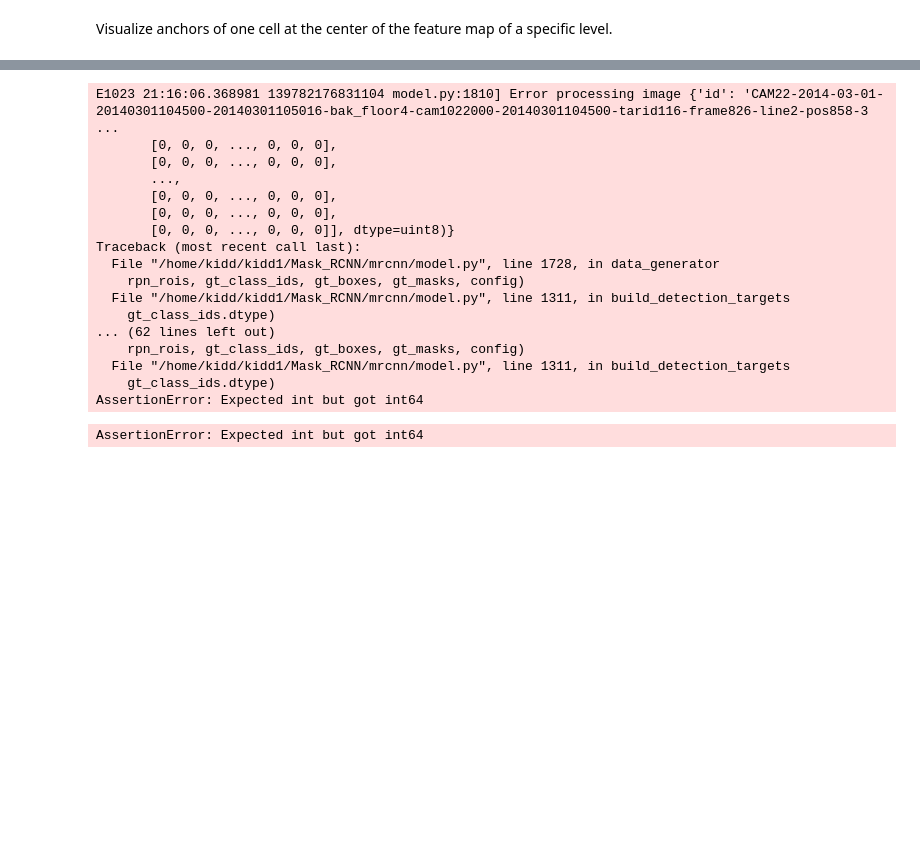
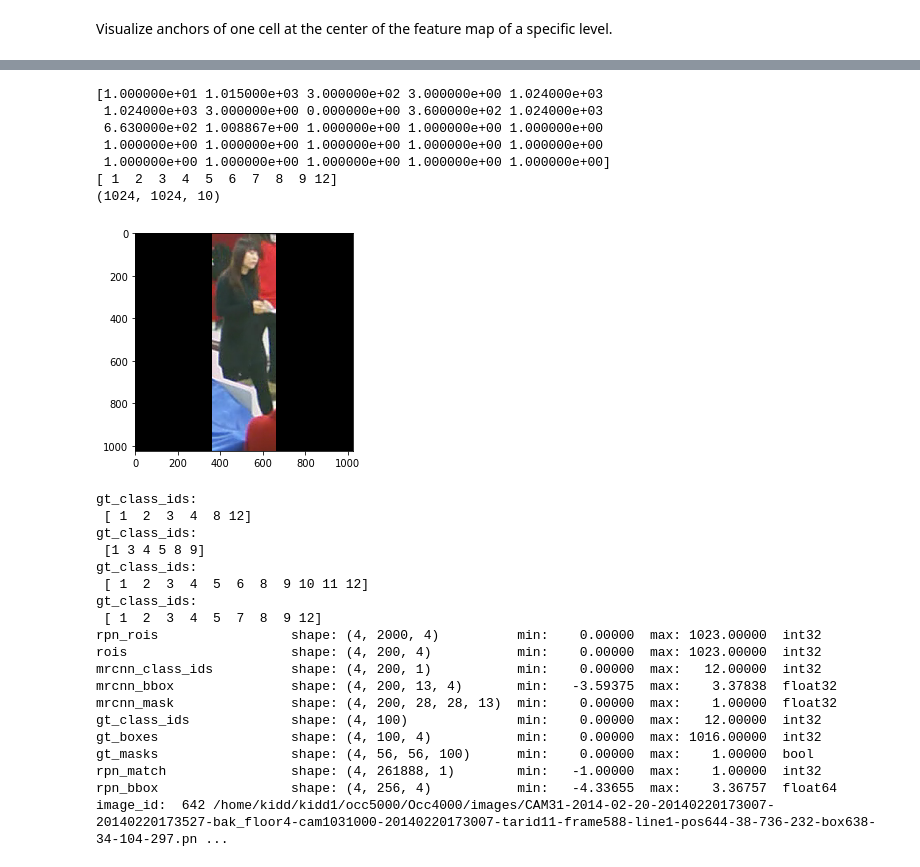
Before and after one commit to jinde-liu/Mask_RCNN, a Jupyter notebook: samples/occ5000/inspect_occ5000_data.ipynb, the cells around one changed output, grey strips where cells are left out. Cells and saved outputs as stored; diff of their text form; code cells hidden in the pictures; blank space fills up the shorter version.

```diff
--- a/samples/occ5000/inspect_occ5000_data.ipynb
+++ b/samples/occ5000/inspect_occ5000_data.ipynb
@@ -318,15 +377,31 @@ print(g)
+# %%
+image, shape, class_ids, bbox, mask=modellib.load_image_gt(dataset, config, 10)
+plt.imshow(image)
+print(shape)
+print(class_ids)
+print(mask.shape)
+# %% [output]
+[1.000000e+01 1.015000e+03 3.000000e+02 3.000000e+00 1.024000e+03
+ 1.024000e+03 3.000000e+00 0.000000e+00 3.600000e+02 1.024000e+03
+ 6.630000e+02 1.008867e+00 1.000000e+00 1.000000e+00 1.000000e+00
+ 1.000000e+00 1.000000e+00 1.000000e+00 1.000000e+00 1.000000e+00
+ 1.000000e+00 1.000000e+00 1.000000e+00 1.000000e+00 1.000000e+00]
+[ 1  2  3  4  5  6  7  8  9 12]
+(1024, 1024, 10)
+[figure, added]
 # %%
 # Get Next Image
 if random_rois:
     [normalized_images, image_meta, rpn_match, rpn_bbox, gt_class_ids, gt_boxes, gt_masks, rpn_rois, rois], \
     [mrcnn_class_ids, mrcnn_bbox, mrcnn_mask] = next(g)
 
+    log('rpn_rois', rpn_rois)
     log("rois", rois)
     log("mrcnn_class_ids", mrcnn_class_ids)
     log("mrcnn_bbox", mrcnn_bbox)
     log("mrcnn_mask", mrcnn_mask)
 else:
-    [normalized_images, image_meta, rpn_match, rpn_bbox, gt_boxes, gt_masks], _ = next(g)
+    [normalized_images, image_meta, rpn_match, rpn_bbox, gt_boxes, gt_masks, temp], _ = next(g)
 
 log("gt_class_ids", gt_class_ids)
 log("gt_boxes", gt_boxes)
@@ -340,21 +415,22 @@ print("image_id: ", image_id, dataset.image_reference(image_id))
 # to satisfy Keras restriction on target shape.
 mrcnn_class_ids = mrcnn_class_ids[:,:,0]
 # %% [output]
-E1023 21:16:06.368981 139782176831104 model.py:1810] Error processing image {'id': 'CAM22-2014-03-01-20140301104500-20140301105016-bak_floor4-cam1022000-20140301104500-tarid116-frame826-line2-pos858-3 ...
-       [0, 0, 0, ..., 0, 0, 0],
-       [0, 0, 0, ..., 0, 0, 0],
-       ...,
-       [0, 0, 0, ..., 0, 0, 0],
-       [0, 0, 0, ..., 0, 0, 0],
-       [0, 0, 0, ..., 0, 0, 0]], dtype=uint8)}
-Traceback (most recent call last):
-  File "/home/kidd/kidd1/Mask_RCNN/mrcnn/model.py", line 1728, in data_generator
-    rpn_rois, gt_class_ids, gt_boxes, gt_masks, config)
-  File "/home/kidd/kidd1/Mask_RCNN/mrcnn/model.py", line 1311, in build_detection_targets
-    gt_class_ids.dtype)
-... (62 lines left out)
-    rpn_rois, gt_class_ids, gt_boxes, gt_masks, config)
-  File "/home/kidd/kidd1/Mask_RCNN/mrcnn/model.py", line 1311, in build_detection_targets
-    gt_class_ids.dtype)
-AssertionError: Expected int but got int64
+gt_class_ids:
+ [ 1  2  3  4  8 12]
+gt_class_ids:
+ [1 3 4 5 8 9]
+gt_class_ids:
+ [ 1  2  3  4  5  6  8  9 10 11 12]
+gt_class_ids:
+ [ 1  2  3  4  5  7  8  9 12]
+rpn_rois                 shape: (4, 2000, 4)          min:    0.00000  max: 1023.00000  int32
+rois                     shape: (4, 200, 4)           min:    0.00000  max: 1023.00000  int32
+mrcnn_class_ids          shape: (4, 200, 1)           min:    0.00000  max:   12.00000  int32
+mrcnn_bbox               shape: (4, 200, 13, 4)       min:   -3.59375  max:    3.37838  float32
+mrcnn_mask               shape: (4, 200, 28, 28, 13)  min:    0.00000  max:    1.00000  float32
+gt_class_ids             shape: (4, 100)              min:    0.00000  max:   12.00000  int32
+gt_boxes                 shape: (4, 100, 4)           min:    0.00000  max: 1016.00000  int32
+gt_masks                 shape: (4, 56, 56, 100)      min:    0.00000  max:    1.00000  bool
+rpn_match                shape: (4, 261888, 1)        min:   -1.00000  max:    1.00000  int32
+rpn_bbox                 shape: (4, 256, 4)           min:   -4.33655  max:    3.36757  float64
+image_id:  642 /home/kidd/kidd1/occ5000/Occ4000/images/CAM31-2014-02-20-20140220173007-20140220173527-bak_floor4-cam1031000-20140220173007-tarid11-frame588-line1-pos644-38-736-232-box638-34-104-297.pn ...
-AssertionError: Expected int but got int64
```
Also changed, not shown: parts of 21 cells of this notebook, 2 other files.
